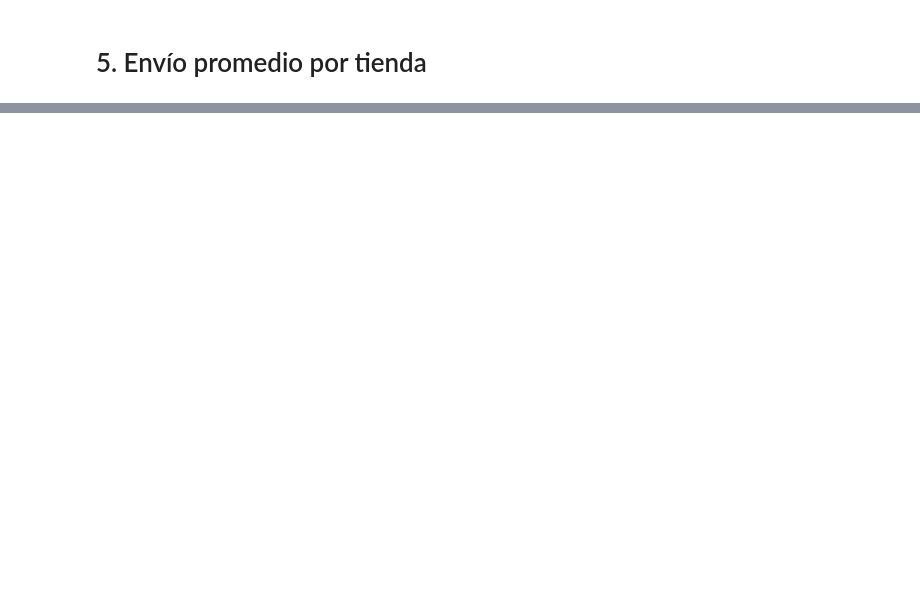
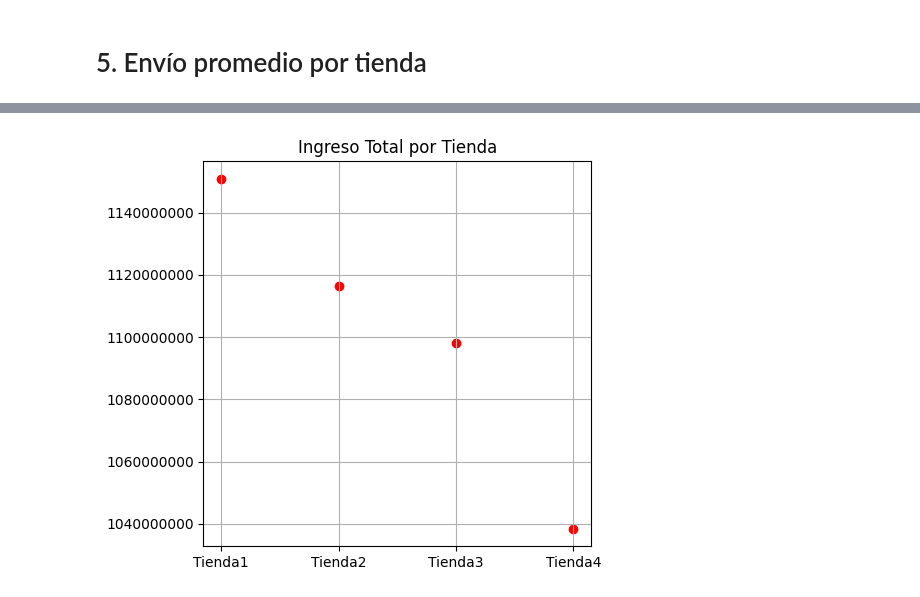
Before and after one commit to Yaaxek/Alura_Store, a Jupyter notebook: AluraStoreLatam.ipynb, the cells around one changed output, grey strips where cells are left out. Drawn from its saved outputs; the diff is of its cells as text; code cells hidden in the pictures; blank space fills up the shorter version.

```diff
--- a/AluraStoreLatam.ipynb
+++ b/AluraStoreLatam.ipynb
@@ -276,0 +350,9 @@ producto_max
+# %%
+plt.figure(figsize=(5, 5))
+plt.scatter(ingreso.index, ingreso['Ingreso Total'], color='red')
+plt.title('Ingreso Total por Tienda')
+plt.ticklabel_format(style='plain', axis='y')
+plt.grid(True)
+plt.show()
+# %% [output]
+[figure, added]
```
Also changed, not shown: parts of 30 cells of this notebook.
